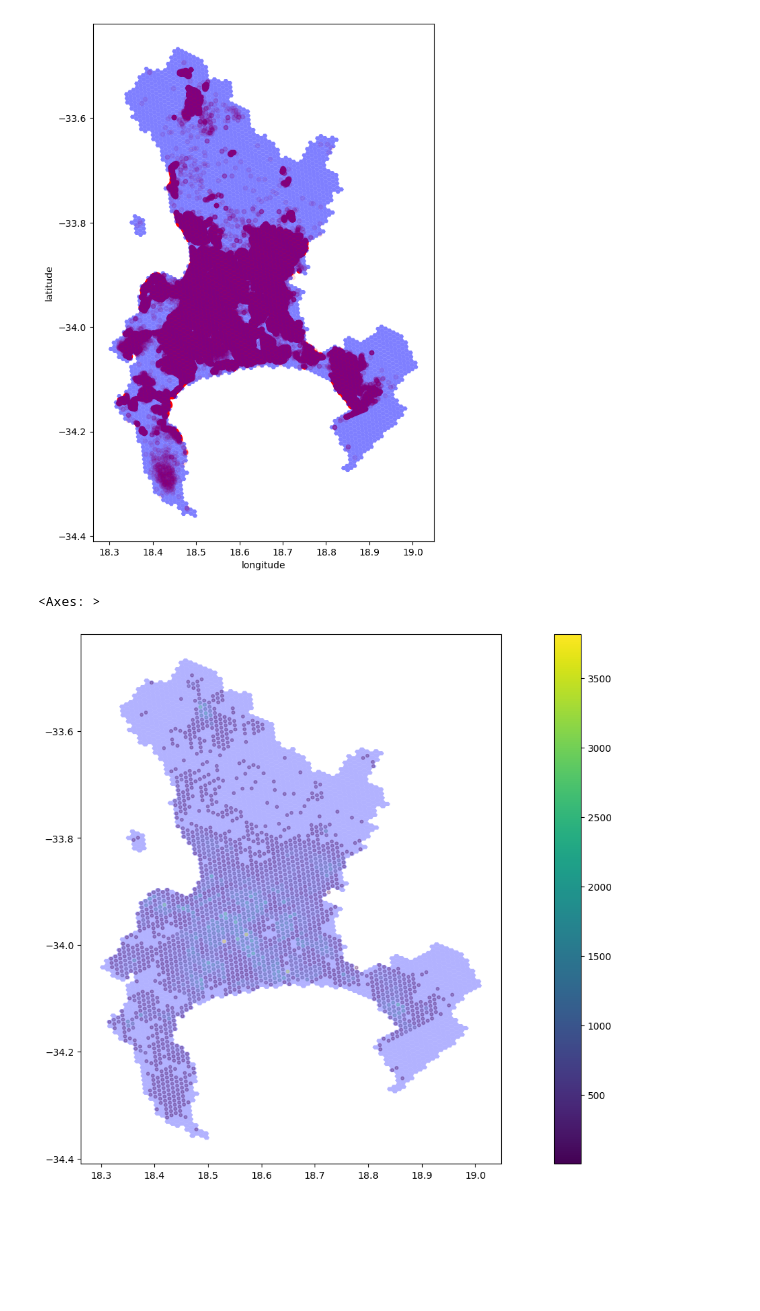
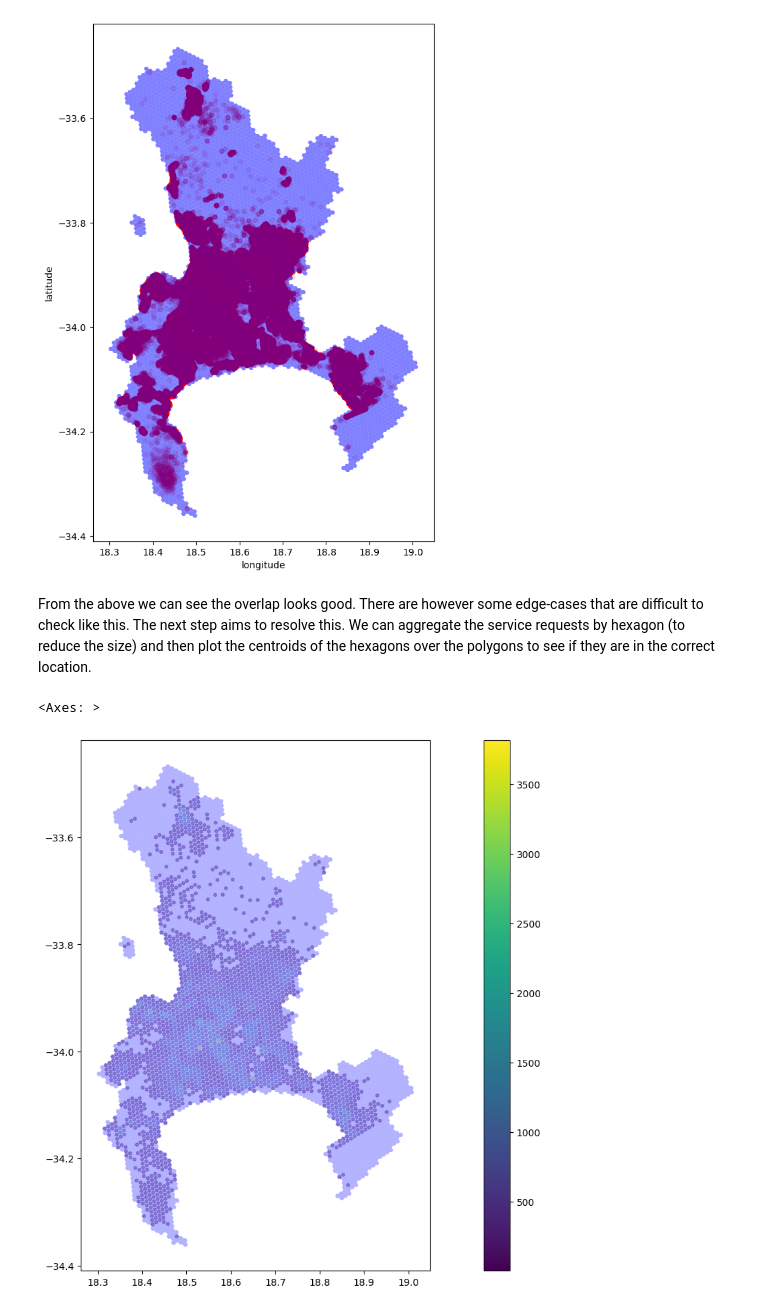
Before and after one commit to AndrewCloete/ds_code_challenge, a Jupyter notebook: Untitled.ipynb, the cells around one changed output. Saved outputs shown, nothing was run; the diff lists cells and outputs as text; code cells hidden in the pictures; blank space fills up the shorter version.

```diff
--- a/Untitled.ipynb
+++ b/Untitled.ipynb
@@ -33,3 +37,5 @@ sr_repo = ServiceRequestRepository(BUCKET_NAME, s3_client_service, repo_cache)
 # %%
-sr = sr_repo.get_request_entries(SRSource.UNJOINED)
+# Load the provided level 8 H3 polygons and the service request data
+df_sr = sr_repo.get_request_entries(SRSource.UNJOINED)
+df_sr_spec = sr_repo.get_request_entries(SRSource.JOINED)
 gdf_l8_given = h3_repo.query_features(H3Source.LEVEL_8_ONLY)
@@ -41,32 +56,31 @@ gdf_l8_given.plot(ax=ax, color="blue", alpha=0.5)
 # %% [output]
 <Axes: xlabel='longitude', ylabel='latitude'>
 [figure]
+# %% [markdown]
+From the above we can see the overlap looks good. There are however some edge-cases that are difficult to check like this. The next step aims to resolve this. We can aggregate the service requests by hexagon (to reduce the size) and then plot the centroids of the hexagons over the polygons to see if they are in the correct location.
 # %%
+# Add the H3 hexagon column to the service request data
 RESOLUTION_LEVEL = 8
 hex_col = 'h3_hex'+str(RESOLUTION_LEVEL)
-sr[hex_col] = sr.apply(lambda x: h3.geo_to_h3(x["latitude"], x["longitude"], RESOLUTION_LEVEL), axis=1)
+df_sr[hex_col] = df_sr.apply(lambda x: h3.geo_to_h3(x["latitude"], x["longitude"], RESOLUTION_LEVEL), axis=1)
 # %%
-
-sr = sr[sr[hex_col] != '0']
-sr['h3_lat'] = sr[hex_col].apply(lambda x: h3.h3_to_geo(x)[0])
-sr['h3_lng'] = sr[hex_col].apply(lambda x: h3.h3_to_geo(x)[1])
+df_sr = df_sr[df_sr[hex_col] != '0'].copy()
+df_sr['h3_lat'] = df_sr[hex_col].apply(lambda x: h3.h3_to_geo(x)[0])
+df_sr['h3_lng'] = df_sr[hex_col].apply(lambda x: h3.h3_to_geo(x)[1])
 
 # Aggregate service requests by hexagon
-srg = sr.groupby(hex_col).size().to_frame('cnt').reset_index()
-srg['latitude'] = srg[hex_col].apply(lambda x: h3.h3_to_geo(x)[0])
-srg['longitude'] = srg[hex_col].apply(lambda x: h3.h3_to_geo(x)[1])
+df_srg = df_sr.groupby(hex_col).size().to_frame('cnt').reset_index()
+df_srg['latitude'] = df_srg[hex_col].apply(lambda x: h3.h3_to_geo(x)[0])
+df_srg['longitude'] = df_srg[hex_col].apply(lambda x: h3.h3_to_geo(x)[1])
+
+# Create the geodataframe for the aggregated service requests
+gdf_srg = gpd.GeoDataFrame(
+    df_srg, geometry=gpd.points_from_xy(df_srg['longitude'], df_srg['latitude']))
 # %%
+# Plot it to inspect overlaps
 fig, ax = plt.subplots(figsize=(20, 10))
-# sr.plot.scatter(ax=ax, x="h3_lng", y="h3_lat", color="red")
-gdf_srg = gpd.GeoDataFrame(
-    srg, geometry=gpd.points_from_xy(srg['longitude'], srg['latitude']))
-
-
-# print(gdf_srg.head())
-# print(gdf_l8_given.head())
-
+gdf_srg.plot(ax=ax, column='cnt', alpha=0.3, legend=True, markersize=10)
 gdf_l8_given.plot(ax=ax, color="blue", alpha=0.3)
-gdf_srg.plot(ax=ax, column='cnt', alpha=0.3, legend=True, markersize=10)
 # %% [output]
 <Axes: >
-[figure, old version]
+[figure, new version]
```
Also changed, not shown: parts of 15 cells of this notebook, 1 other file.
